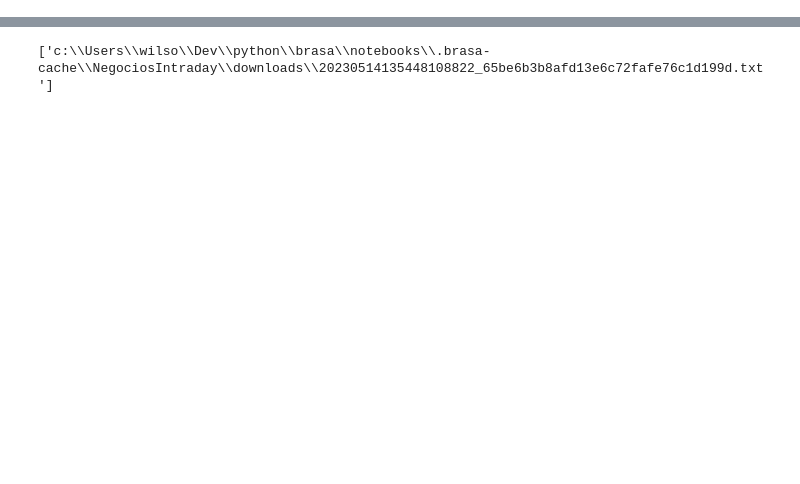
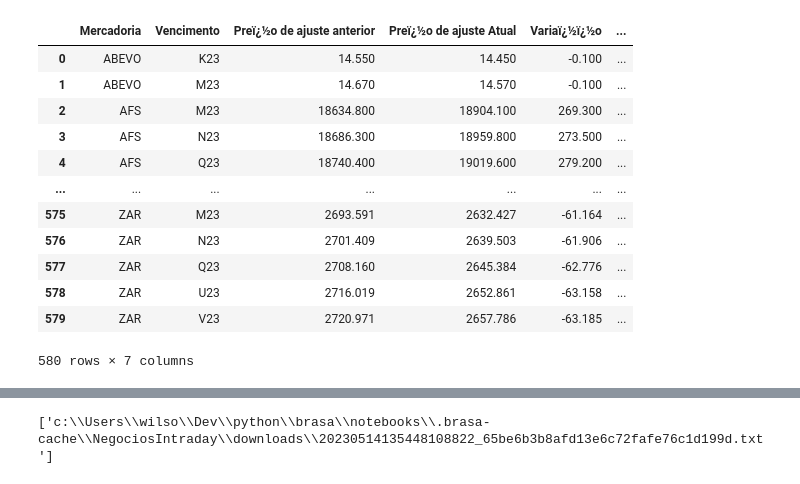
Before and after one commit to wilsonfreitas/brasa, a Jupyter notebook: notebooks/workspace.ipynb, the cells around one changed output, grey strips where cells are left out. Cells and saved outputs as stored; diff of their text form; code cells hidden in the pictures; blank space fills up the shorter version.

```diff
--- a/notebooks/workspace.ipynb
+++ b/notebooks/workspace.ipynb
@@ -7,0 +11,2 @@ from brasa.templates import read_marketdata, download_marketdata
+# %%
+dest = download_marketdata("AjustesDiarios", refdate=datetime(2023, 5, 10))
@@ -7,0 +18,3 @@ from brasa.templates import read_marketdata, download_marketdata
+# %%
+x = pd.read_html(dest, attrs=dict(id="tblDadosAjustes"), decimal=",", thousands=".", encoding="latin1")
+df = x[0]
@@ -7,0 +37,7 @@ from brasa.templates import read_marketdata, download_marketdata
+# %%
+for ix in range(df.shape[0]):
+    if df.loc[ix, "Mercadoria"] is not np.nan:
+        last_name = df.loc[ix, "Mercadoria"]
+    df.loc[ix, "Mercadoria"] = last_name
+df.loc[:, "Mercadoria"] = df.loc[:, "Mercadoria"].str.extract(r"^(\w+)")[0]
+df.Mercadoria
@@ -7,0 +57,18 @@ from brasa.templates import read_marketdata, download_marketdata
+# %%
+df["symbol"] = df.Mercadoria + df.Vencimento
+# %%
+df
+# %% [output]
+|  | Mercadoria | Vencimento | Preï¿½o de ajuste anterior | Preï¿½o de ajuste Atual | Variaï¿½ï¿½o | ... |
+| 0 | ABEVO | K23 | 14.550 | 14.450 | -0.100 | ... |
+| 1 | ABEVO | M23 | 14.670 | 14.570 | -0.100 | ... |
+| 2 | AFS | M23 | 18634.800 | 18904.100 | 269.300 | ... |
+| 3 | AFS | N23 | 18686.300 | 18959.800 | 273.500 | ... |
+| 4 | AFS | Q23 | 18740.400 | 19019.600 | 279.200 | ... |
+| ... | ... | ... | ... | ... | ... | ... |
+| 575 | ZAR | M23 | 2693.591 | 2632.427 | -61.164 | ... |
+| 576 | ZAR | N23 | 2701.409 | 2639.503 | -61.906 | ... |
+| 577 | ZAR | Q23 | 2708.160 | 2645.384 | -62.776 | ... |
+| 578 | ZAR | U23 | 2716.019 | 2652.861 | -63.158 | ... |
+| 579 | ZAR | V23 | 2720.971 | 2657.786 | -63.185 | ... |
+580 rows × 7 columns
```
Also changed, not shown: parts of 7 cells of this notebook.
